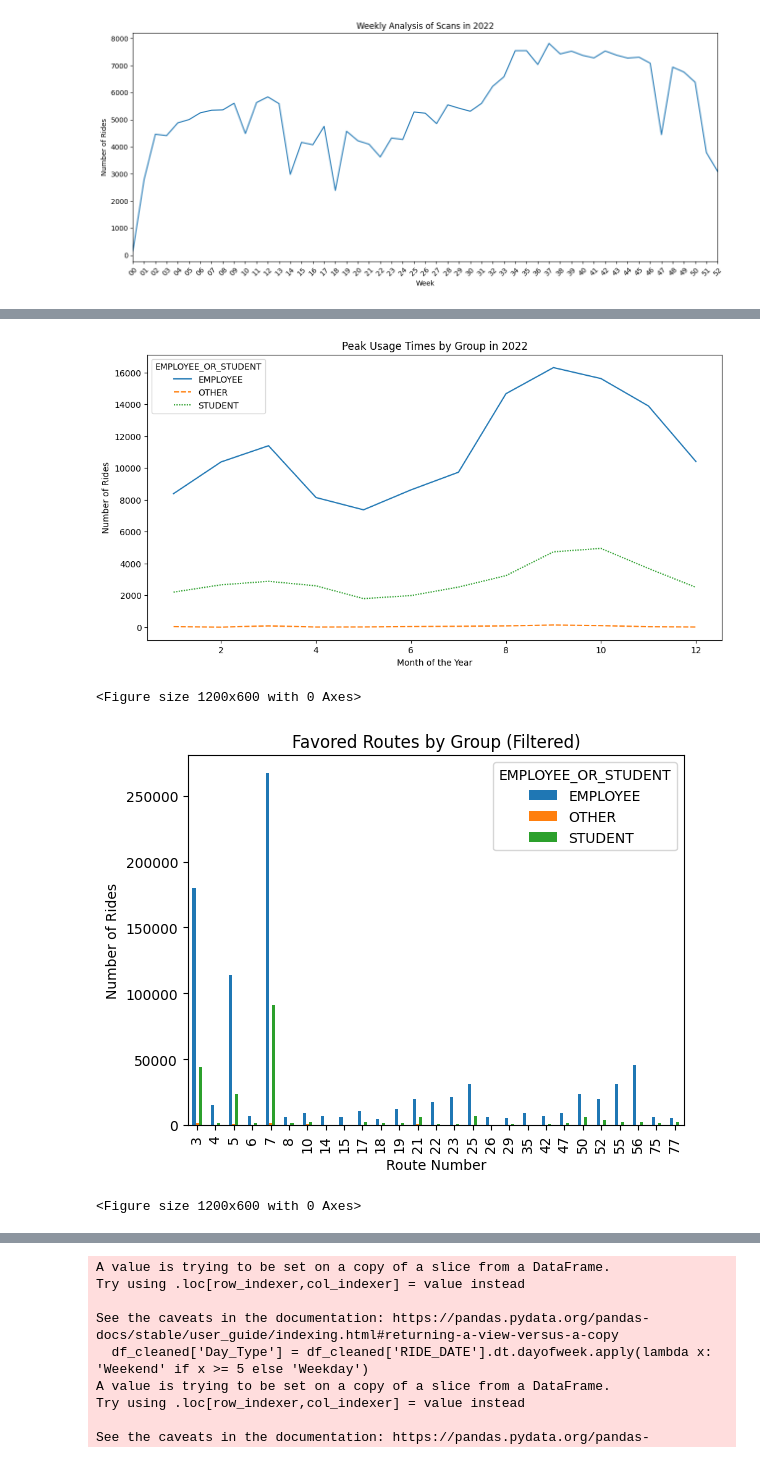
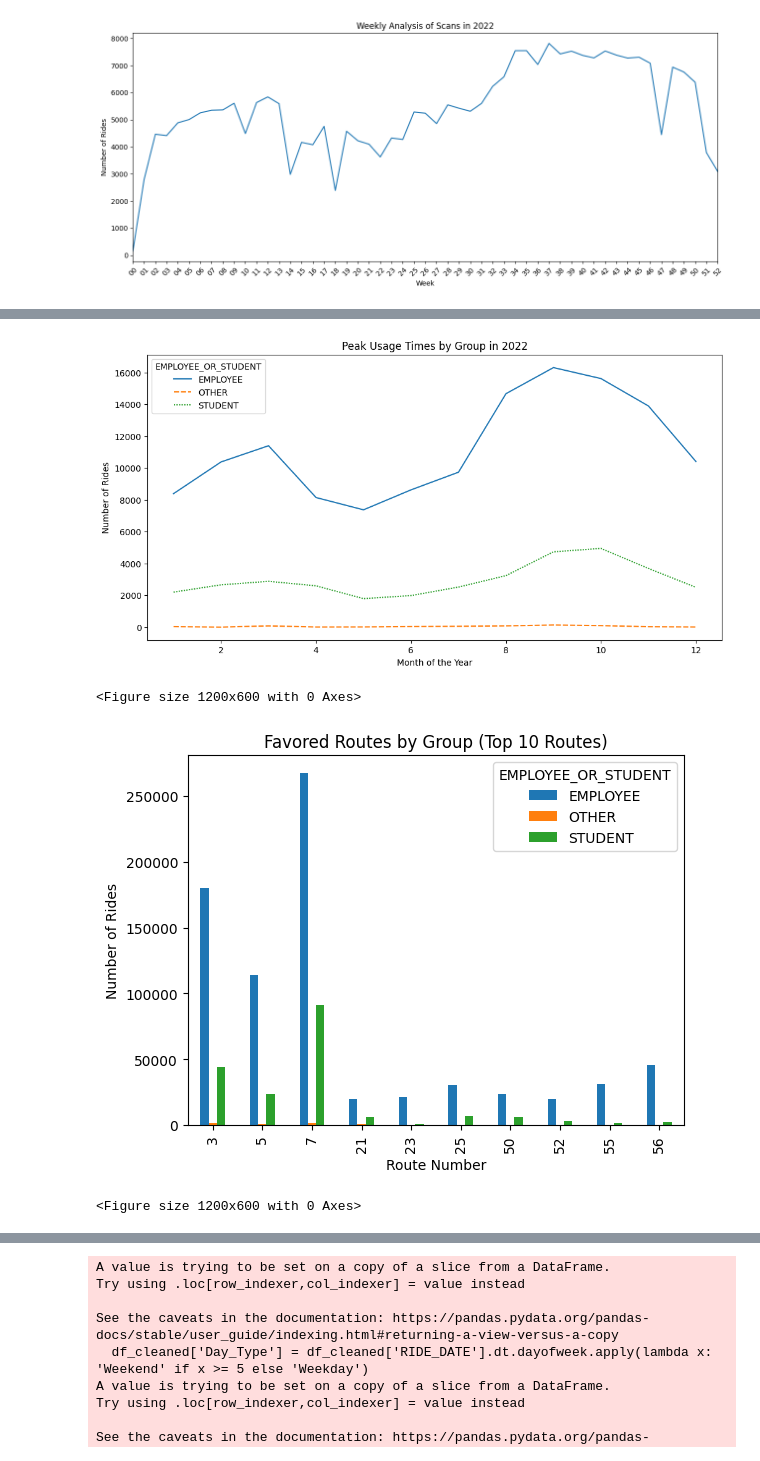
Before and after one commit to SySyAli/vanderbilt_movevu, a Jupyter notebook: testing/testing2.ipynb, the cells around one changed output, grey strips where cells are left out. Saved outputs shown, nothing was run; the diff lists cells and outputs as text; code cells hidden in the pictures.

Commit message:
More data analysis

```diff
--- a/testing/testing2.ipynb
+++ b/testing/testing2.ipynb
@@ -916,16 +922,17 @@ plt.show()
 
 # Aggregate the total number of rides per route
 total_rides_per_route = df_cleaned.groupby('ROUTE').size()
-# Filter out routes with less than 10 total rides
+# select the top 5 routes
+top_5_routes = total_rides_per_route.sort_values(ascending=False).head(10).index.tolist()
 significant_routes = total_rides_per_route[total_rides_per_route >= 5000].index.tolist()
 # Filter the main dataset
-filtered_data = df_cleaned[df_cleaned['ROUTE'].isin(significant_routes)]
+filtered_data = df_cleaned[df_cleaned['ROUTE'].isin(top_5_routes)]
 # Re-count the number of rides per route for each status group on the filtered data
 favored_routes_filtered = filtered_data.groupby(['ROUTE', 'EMPLOYEE_OR_STUDENT']).size().unstack(fill_value=0)
 # If you wish to visualize it:
 plt.figure(figsize=(12, 6))
 favored_routes_filtered.plot(kind='bar')
-plt.title('Favored Routes by Group (Filtered)')
+plt.title('Favored Routes by Group (Top 10 Routes)')
 plt.xlabel('Route Number')
 plt.ylabel('Number of Rides')
 plt.show()
@@ -955,34 +962,34 @@ peak_usage2017 = df_2017.groupby(['Hour', 'EMPLOYEE_OR_STUDENT']).size().unstack
 
 # Plot for peak usage 2022
 plt.figure(figsize=(12, 6))
 sns.lineplot(data=peak_usage2017)
 plt.title('Peak Usage Times by Group in 2017')
 plt.xlabel('Hour of the Day')
 plt.ylabel('Number of Rides')
 plt.show()
 # %% [output]
 A value is trying to be set on a copy of a slice from a DataFrame.
 Try using .loc[row_indexer,col_indexer] = value instead
 
 See the caveats in the documentation: https://pandas.pydata.org/pandas-docs/stable/user_guide/indexing.html#returning-a-view-versus-a-copy
   df_cleaned['RIDE_DATE'] = pd.to_datetime(df_cleaned['RIDE_DATE'])
 A value is trying to be set on a copy of a slice from a DataFrame.
 Try using .loc[row_indexer,col_indexer] = value instead
 
 See the caveats in the documentation: https://pandas.pydata.org/pandas-docs/stable/user_guide/indexing.html#returning-a-view-versus-a-copy
   df_cleaned['Hour'] = df_cleaned['RIDE_DATE'].dt.hour
 A value is trying to be set on a copy of a slice from a DataFrame.
 Try using .loc[row_indexer,col_indexer] = value instead
 ... (14 lines left out)
 Try using .loc[row_indexer,col_indexer] = value instead
 
 See the caveats in the documentation: https://pandas.pydata.org/pandas-docs/stable/user_guide/indexing.html#returning-a-view-versus-a-copy
   df_cleaned['Weekday'] = df_cleaned['RIDE_DATE'].dt.dayofweek
 [figure]
 [figure]
 [figure]
 <Figure size 1200x600 with 0 Axes>
-[figure, old version]
+[figure, new version]
 <Figure size 1200x600 with 0 Axes>
 [figure]
 [figure]
```
Also changed, not shown: parts of 4 cells of this notebook, 1 other file.
